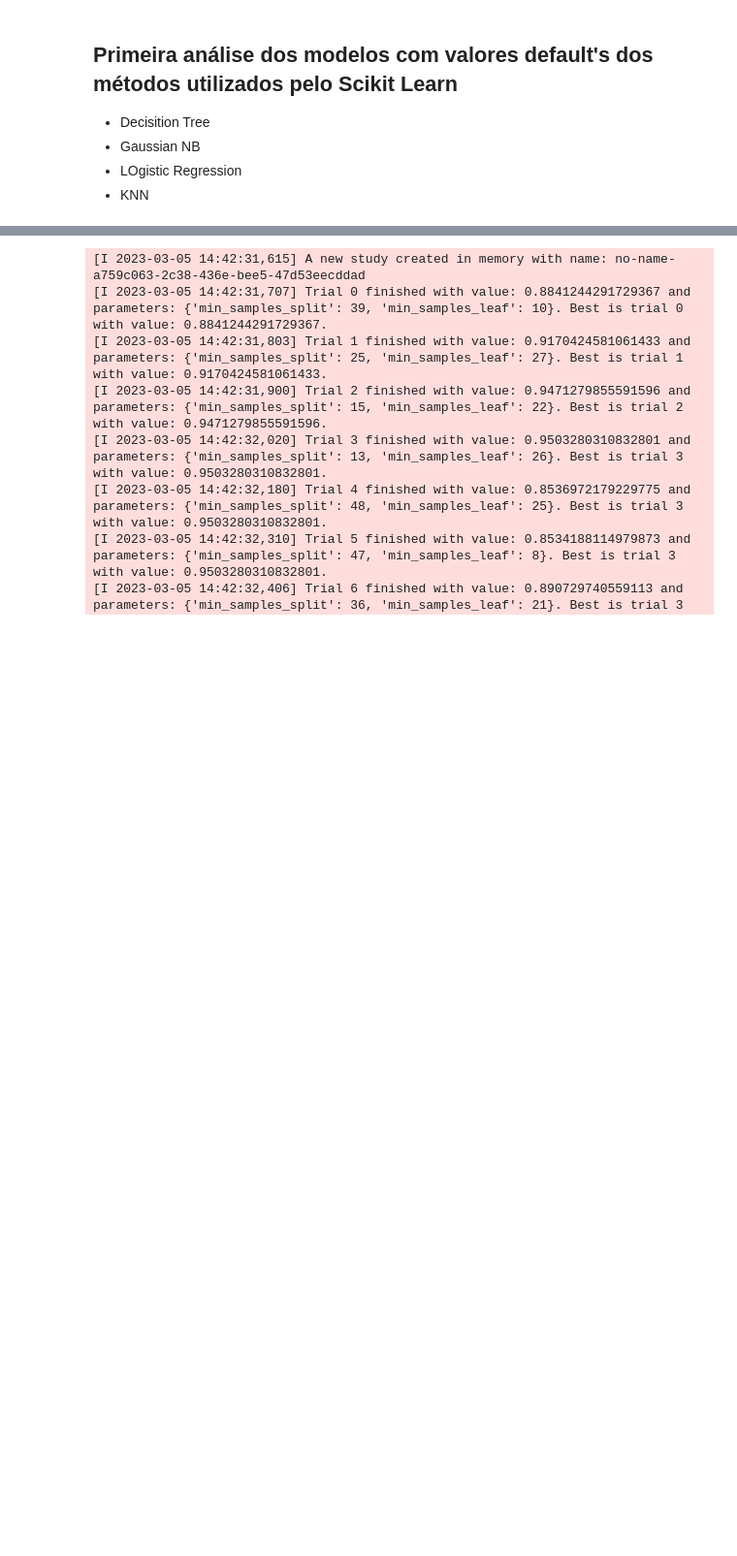
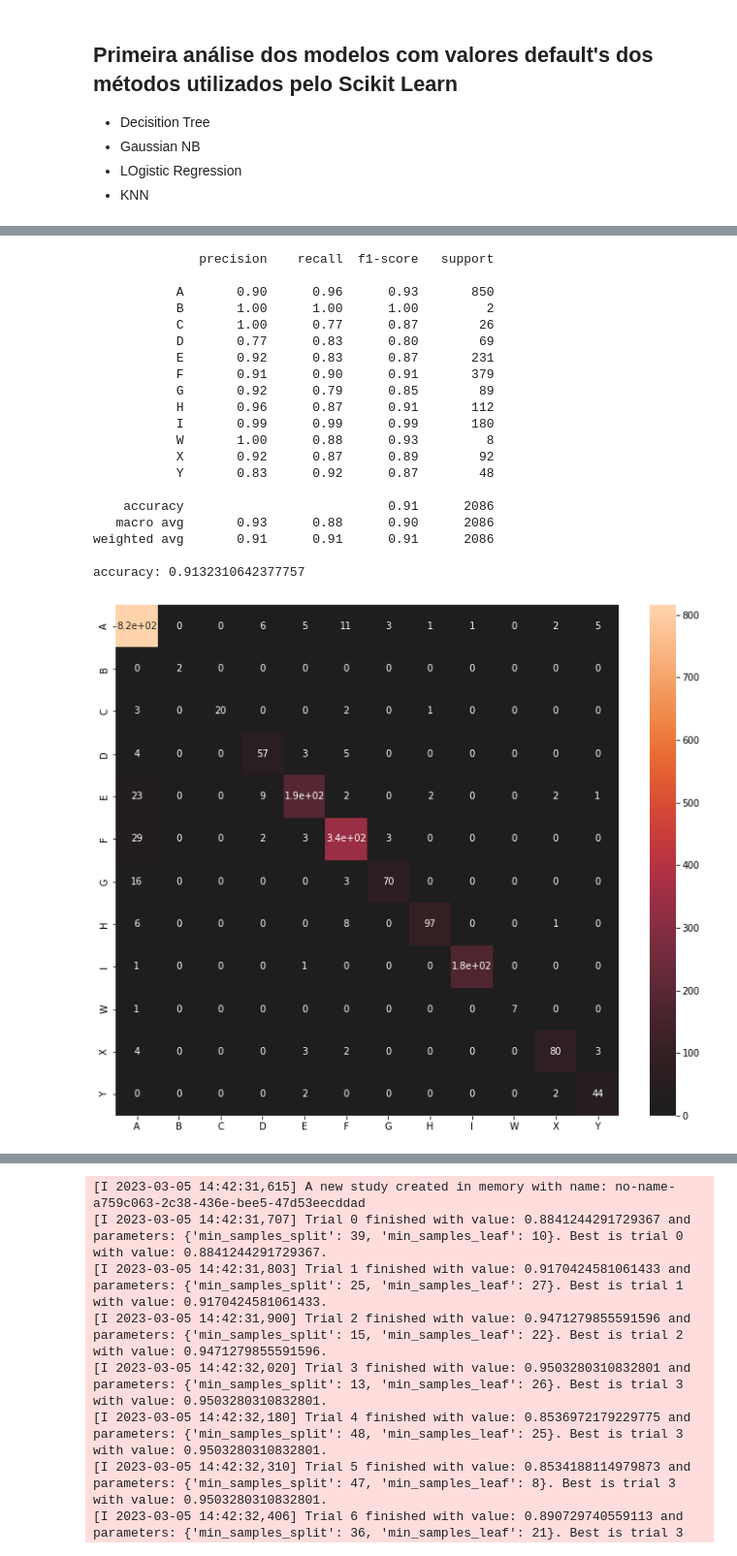
Before and after one commit to IndioP/Projeto-AM, a Jupyter notebook: Avila.ipynb, the cells around one changed output, grey strips where cells are left out. Shown at 97% size. Cells and saved outputs as stored; diff of their text form; code cells hidden in the pictures; blank space fills up the shorter version.

```diff
--- a/Avila.ipynb
+++ b/Avila.ipynb
@@ -224,0 +288,26 @@ F1-score:  0.7369839317135863
+# %%
+clf_best = DecisionTreeClassifier(max_depth=12)
+clf_best.fit(X_train, y_train)
+display_metrics(clf_best, X_valid, y_valid)
+# %% [output]
+              precision    recall  f1-score   support
+
+           A       0.90      0.96      0.93       850
+           B       1.00      1.00      1.00         2
+           C       1.00      0.77      0.87        26
+           D       0.77      0.83      0.80        69
+           E       0.92      0.83      0.87       231
+           F       0.91      0.90      0.91       379
+           G       0.92      0.79      0.85        89
+           H       0.96      0.87      0.91       112
+           I       0.99      0.99      0.99       180
+           W       1.00      0.88      0.93         8
+           X       0.92      0.87      0.89        92
+           Y       0.83      0.92      0.87        48
+
+    accuracy                           0.91      2086
+   macro avg       0.93      0.88      0.90      2086
+weighted avg       0.91      0.91      0.91      2086
+
+accuracy: 0.9132310642377757
+[figure, added]
```
Also changed, not shown: parts of 60 cells of this notebook.
